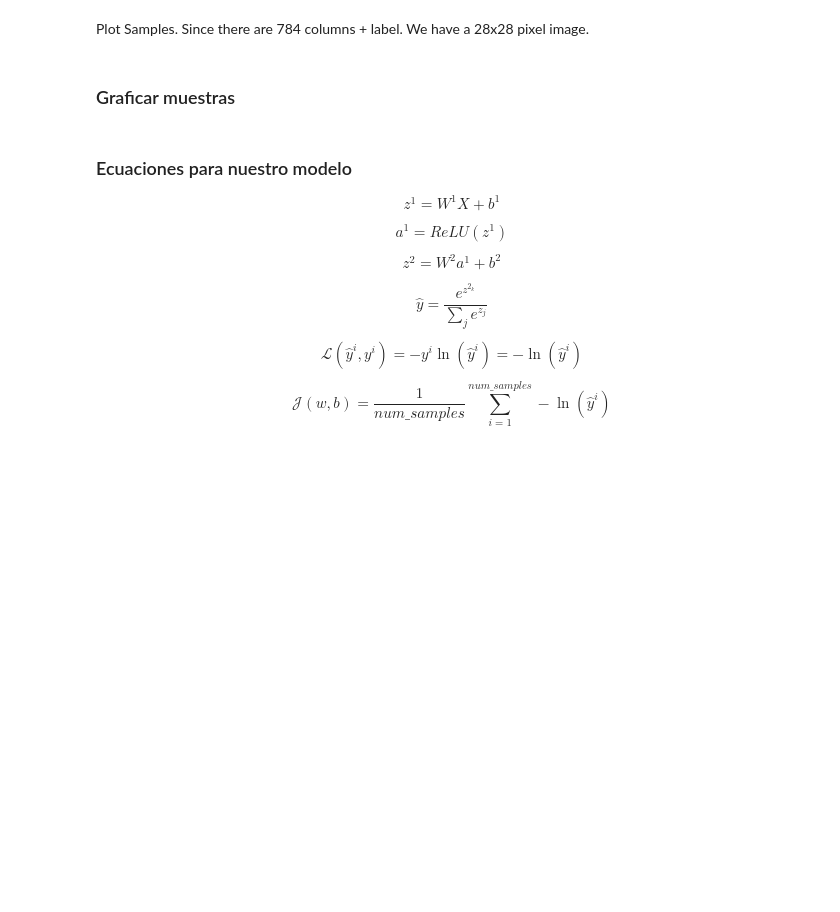
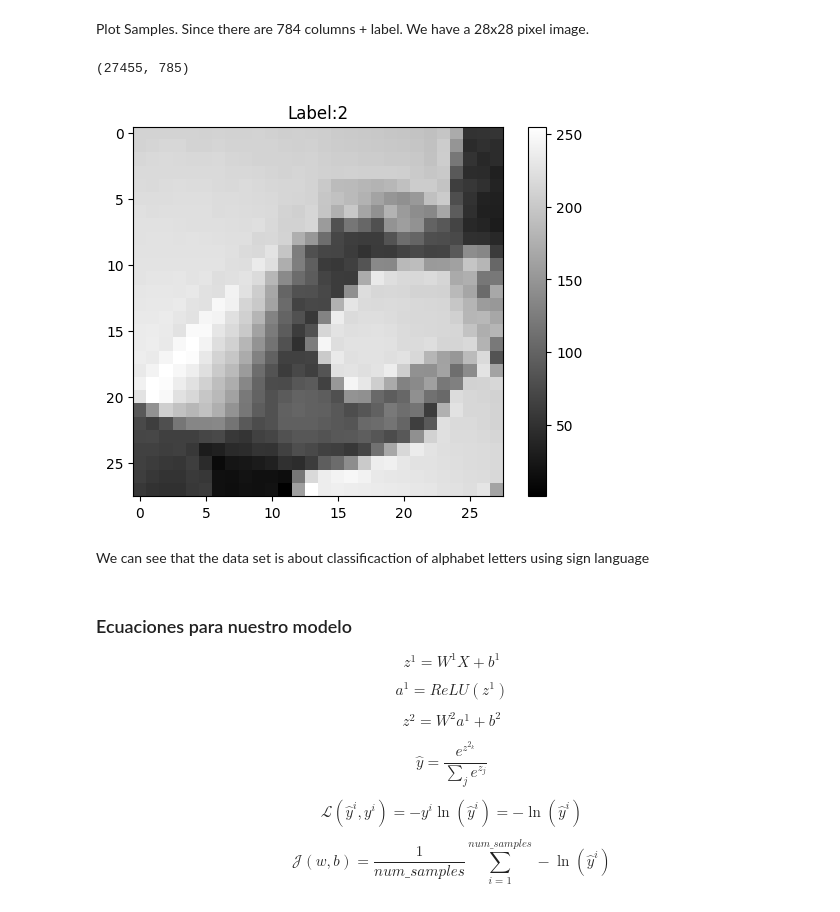
Before and after one commit to zangatec/4055_team50, a Jupyter notebook: TC5033_Activity1b_Team50.ipynb, the cells around one changed output. Cells and saved outputs as stored; diff of their text form; code cells hidden in the pictures; blank space fills up the shorter version.

```diff
--- a/TC5033_Activity1b_Team50.ipynb
+++ b/TC5033_Activity1b_Team50.ipynb
@@ -65,6 +65,8 @@ train_df = pd.read_csv(os.path.join(DATA_PATH, 'sign_mnist_train.csv'))
 
 #!gdown --id 13sr3YyN8JlLenDguxUgHYSghUiCgZ7Iz
 valid_df = pd.read_csv(os.path.join(DATA_PATH, 'sign_mnist_valid.csv'))
+# %%
+df=train_df.copy()
 # %%
 train_df.head()
 # %% [output]
@@ -123,8 +129,25 @@ print(len(alphabet))
 # %% [markdown]
 Plot Samples.
  Since there are 784 columns + label. We have a 28x28 pixel image.
-# %% [markdown]
-### Graficar muestras
+# %%
+print (df.shape)
+# %% [output]
+(27455, 785)
+# %%
+
+fila_index = 3
+label=df.iloc[fila_index,0]
+pixels = df.iloc[fila_index,1:].values
+image = pixels.reshape((28, 28))
+
+plt.imshow(image, cmap='gray')
+plt.title(f"Label:{label}")
+plt.colorbar()
+plt.show()
+# %% [output]
+[figure, added]
+# %% [markdown]
+We can see that the data set is about classificaction of alphabet letters using sign language
 # %% [markdown]
 ### Ecuaciones para nuestro modelo
 
```
Also changed, not shown: parts of 2 cells of this notebook.
